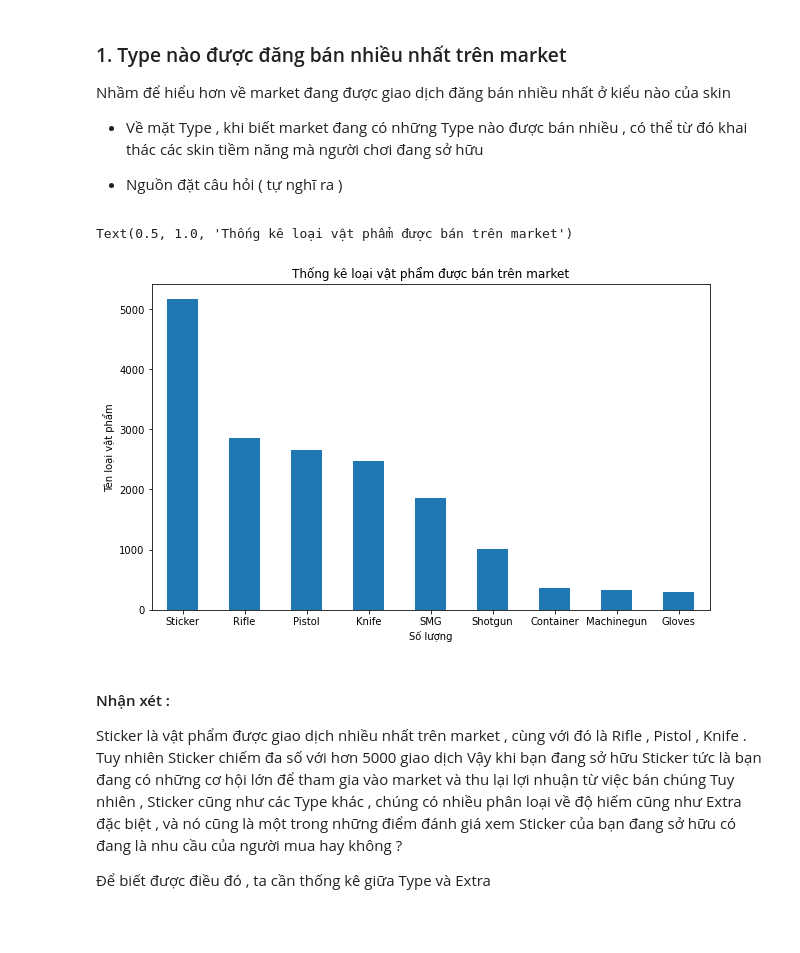
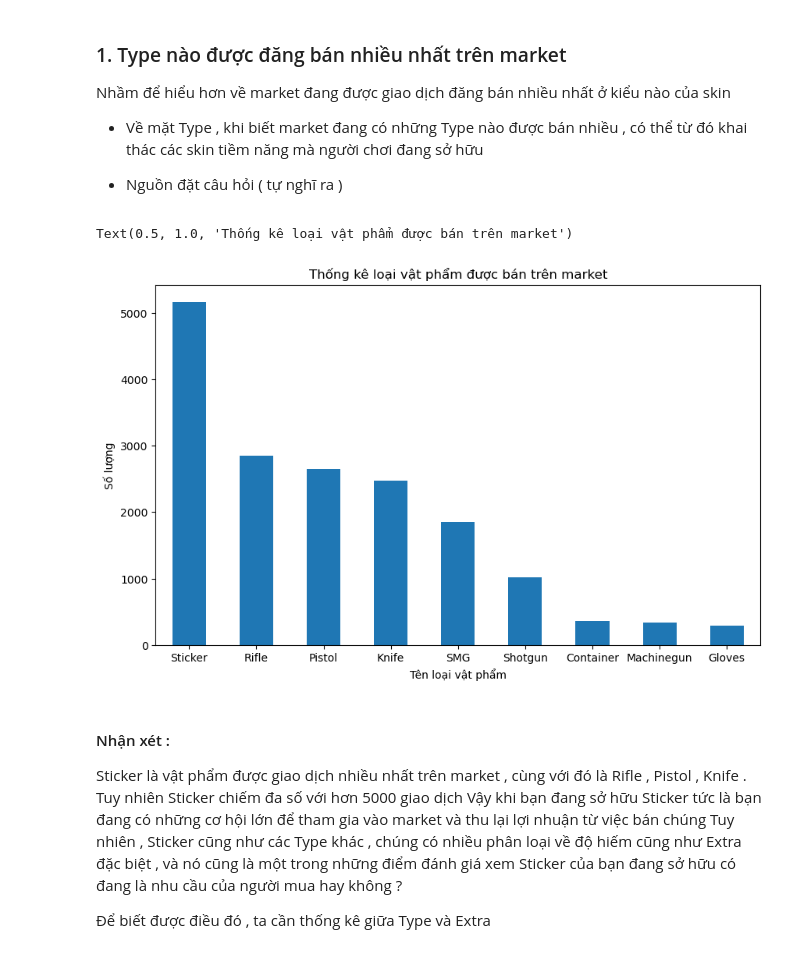
Before and after one commit to anhvuphamtan/CSGO-Market-Analysis, a Jupyter notebook: Data _Visualization.ipynb, the cells around one changed output. Drawn from its saved outputs; the diff is of its cells as text; code cells hidden in the pictures; blank space fills up the shorter version.

```diff
--- a/Data _Visualization.ipynb
+++ b/Data _Visualization.ipynb
@@ -61,16 +61,16 @@ Nhầm để hiểu hơn về market đang được giao dịch đăng bán nhi
 # %%
 #draw
 df = df.loc[df['Type']!= 'Others']
 df_Type = df['Type'].value_counts(dropna=False)# get dict _ of Type
 
 plt.rcParams["figure.figsize"] = [10, 6]
 ax = df_Type.plot.bar(rot=0)
-plt.ylabel('Tên loại vật phẩm')
-plt.xlabel('Số lượng')
+plt.xlabel('Tên loại vật phẩm')
+plt.ylabel('Số lượng')
 plt.title('Thống kê loại vật phẩm được bán trên market')
 # %% [output]
 Text(0.5, 1.0, 'Thống kê loại vật phẩm được bán trên market')
-[figure, old version]
+[figure, new version]
 # %% [markdown]
 #### Nhận xét :
 
```
Also changed, not shown: parts of 6 cells of this notebook.
